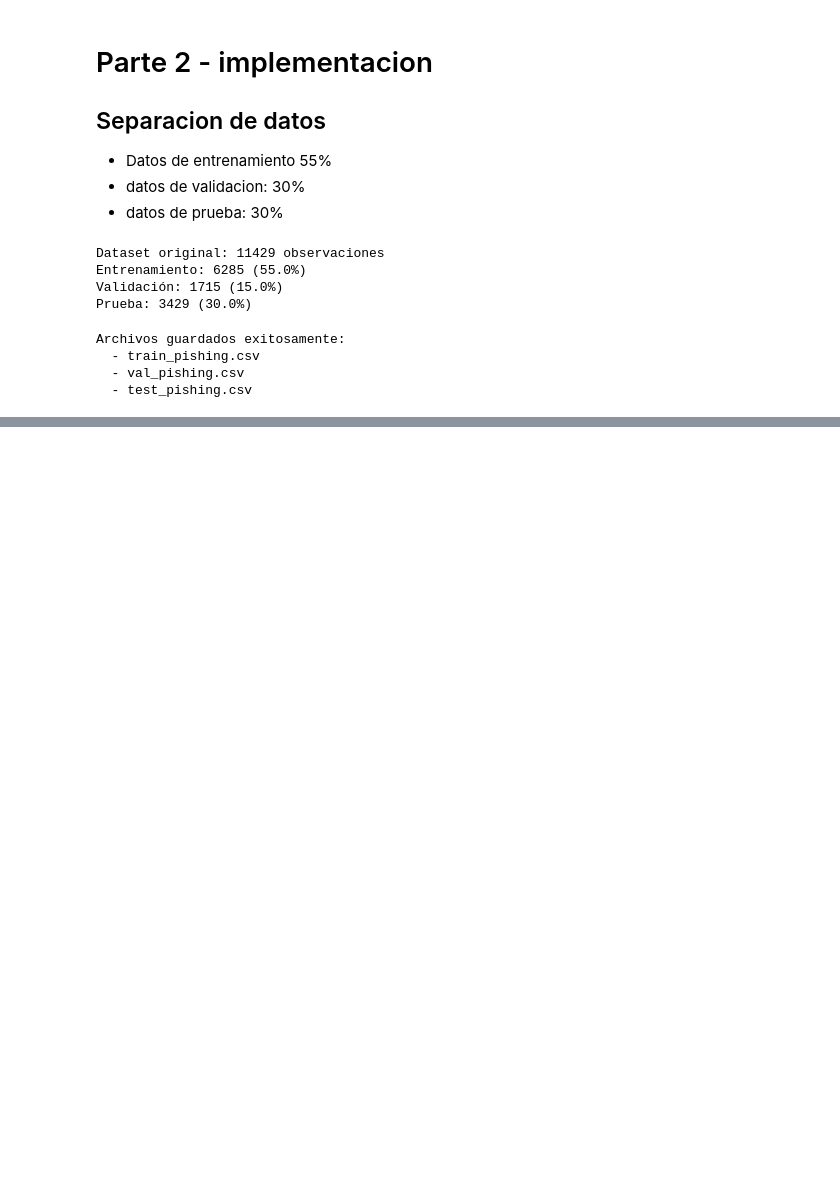
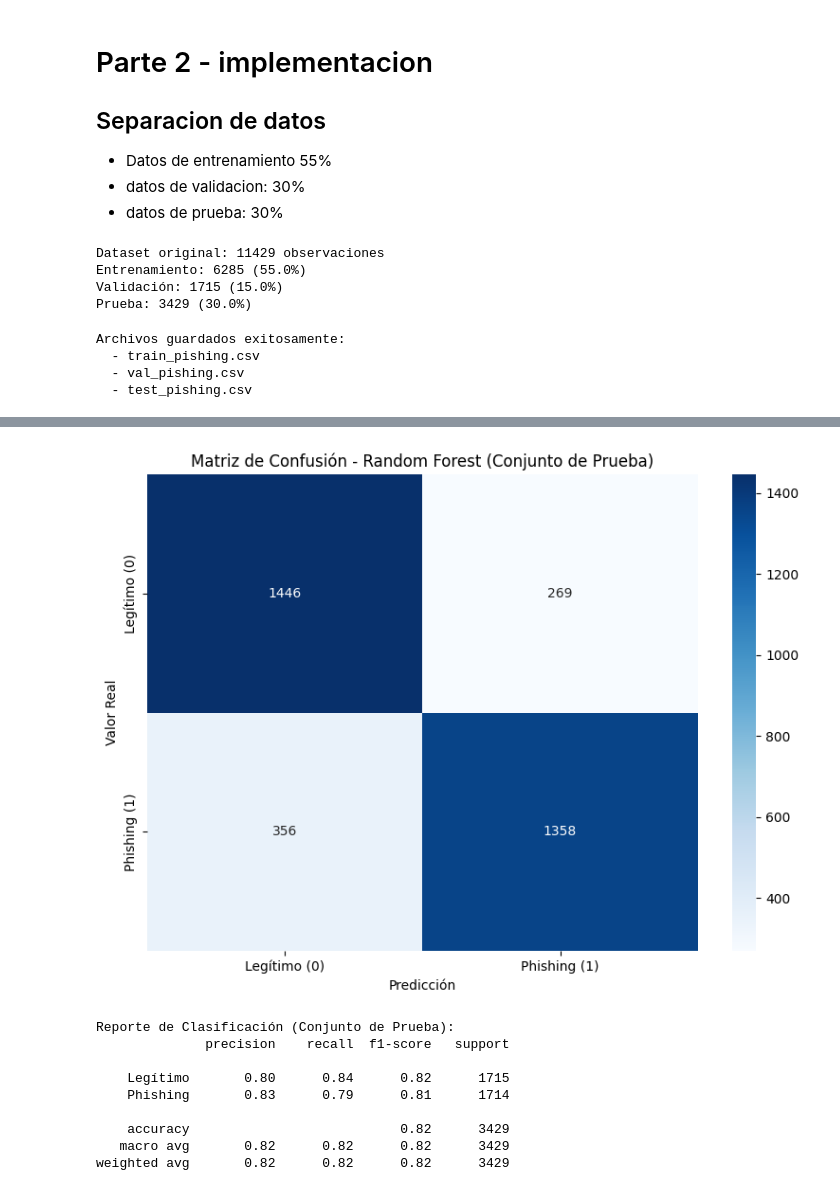
Before and after one commit to Javilejoo/DS-LAB1, a Jupyter notebook: pishing.ipynb, the cells around one changed output, grey strips where cells are left out. Saved outputs shown, nothing was run; the diff lists cells and outputs as text; code cells hidden in the pictures; blank space fills up the shorter version.

Commit message:
[ADD] random forest

```diff
--- a/pishing.ipynb
+++ b/pishing.ipynb
@@ -455,0 +471,28 @@ Archivos guardados exitosamente:
+# %%
+# Predicciones en cada conjunto
+y_train_pred = rf_model.predict(X_train)
+y_val_pred = rf_model.predict(X_val)
+y_test_pred = rf_model.predict(X_test)
+
+# Métricas de evaluación
+print("=" * 50)
+print("MÉTRICAS DE EVALUACIÓN - RANDOM FOREST")
+print("=" * 50)
+
+print("\n--- Conjunto de Entrenamiento ---")
+print(f"Accuracy:  {accuracy_score(y_train, y_train_pred):.4f}")
+print(f"Precision: {precision_score(y_train, y_train_pred):.4f}")
+print(f"Recall:    {recall_score(y_train, y_train_pred):.4f}")
+print(f"F1-Score:  {f1_score(y_train, y_train_pred):.4f}")
+
+print("\n--- Conjunto de Validación ---")
+print(f"Accuracy:  {accuracy_score(y_val, y_val_pred):.4f}")
+print(f"Precision: {precision_score(y_val, y_val_pred):.4f}")
+print(f"Recall:    {recall_score(y_val, y_val_pred):.4f}")
+print(f"F1-Score:  {f1_score(y_val, y_val_pred):.4f}")
+
+print("\n--- Conjunto de Prueba ---")
+print(f"Accuracy:  {accuracy_score(y_test, y_test_pred):.4f}")
+print(f"Precision: {precision_score(y_test, y_test_pred):.4f}")
+print(f"Recall:    {recall_score(y_test, y_test_pred):.4f}")
+print(f"F1-Score:  {f1_score(y_test, y_test_pred):.4f}")
@@ -455,0 +517,26 @@ Archivos guardados exitosamente:
+# %%
+# Matriz de confusión - Conjunto de Prueba
+plt.figure(figsize=(8, 6))
+cm = confusion_matrix(y_test, y_test_pred)
+sns.heatmap(cm, annot=True, fmt='d', cmap='Blues',
+            xticklabels=['Legítimo (0)', 'Phishing (1)'],
+            yticklabels=['Legítimo (0)', 'Phishing (1)'])
+plt.title('Matriz de Confusión - Random Forest (Conjunto de Prueba)')
+plt.ylabel('Valor Real')
+plt.xlabel('Predicción')
+plt.tight_layout()
+plt.show()
+
+print("\nReporte de Clasificación (Conjunto de Prueba):")
+print(classification_report(y_test, y_test_pred, target_names=['Legítimo', 'Phishing']))
+# %% [output]
+[figure, added]
+Reporte de Clasificación (Conjunto de Prueba):
+              precision    recall  f1-score   support
+
+    Legítimo       0.80      0.84      0.82      1715
+    Phishing       0.83      0.79      0.81      1714
+
+    accuracy                           0.82      3429
+   macro avg       0.82      0.82      0.82      3429
+weighted avg       0.82      0.82      0.82      3429
```
Also changed, not shown: parts of 17 cells of this notebook.
